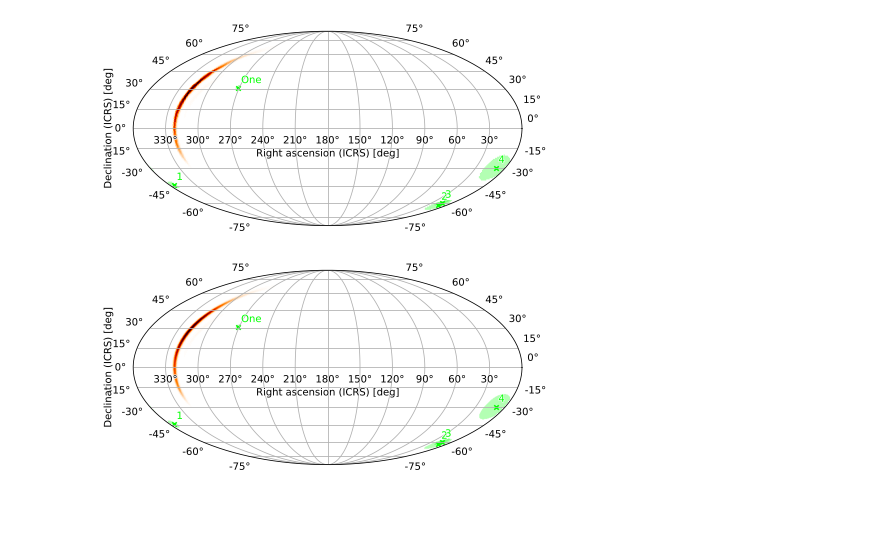
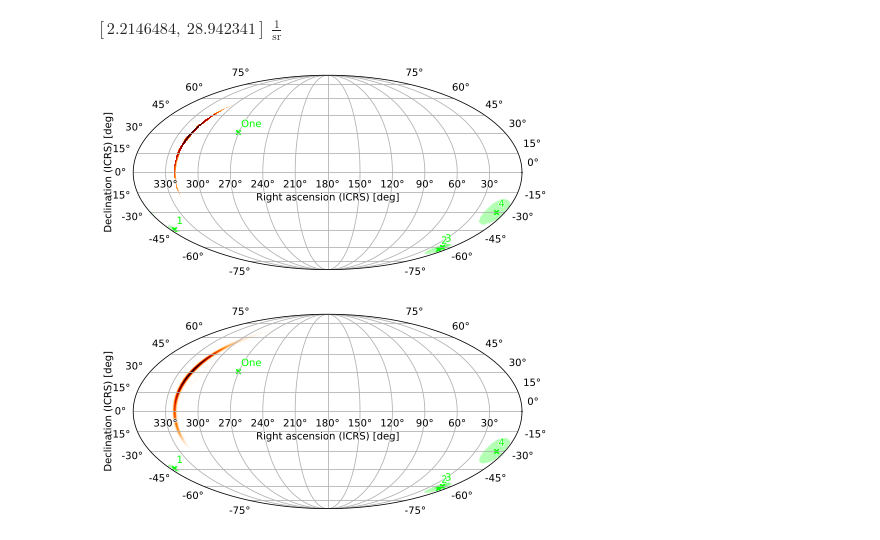
Before and after one commit to markalab/hpmoc, a Jupyter notebook: jup/astroplot.ipynb, the cells around one changed output. Saved outputs shown, nothing was run; the diff lists cells and outputs as text; code cells hidden in the pictures; blank space fills up the shorter version.

Commit message:
Add CR contour plotting

```diff
--- a/jup/astroplot.ipynb
+++ b/jup/astroplot.ipynb
@@ -71,7 +94,11 @@ array2, footprint2 = reproject_from_healpix("../tests/data/S191216ap.fits.gz",
+# %%
+levels
+# %% [output]
+$[2.2146484,~28.942341] \; \mathrm{\frac{1}{sr}}$
 # %%
-mo.plot()
+mocr.plot()
 # %% [output]
-[figure, old version]
+[figure, new version]
 # %%
 mo.plot(width=720, height=360)
 # %% [output]
```
Also changed, not shown: parts of 5 cells of this notebook, 3 other files.
